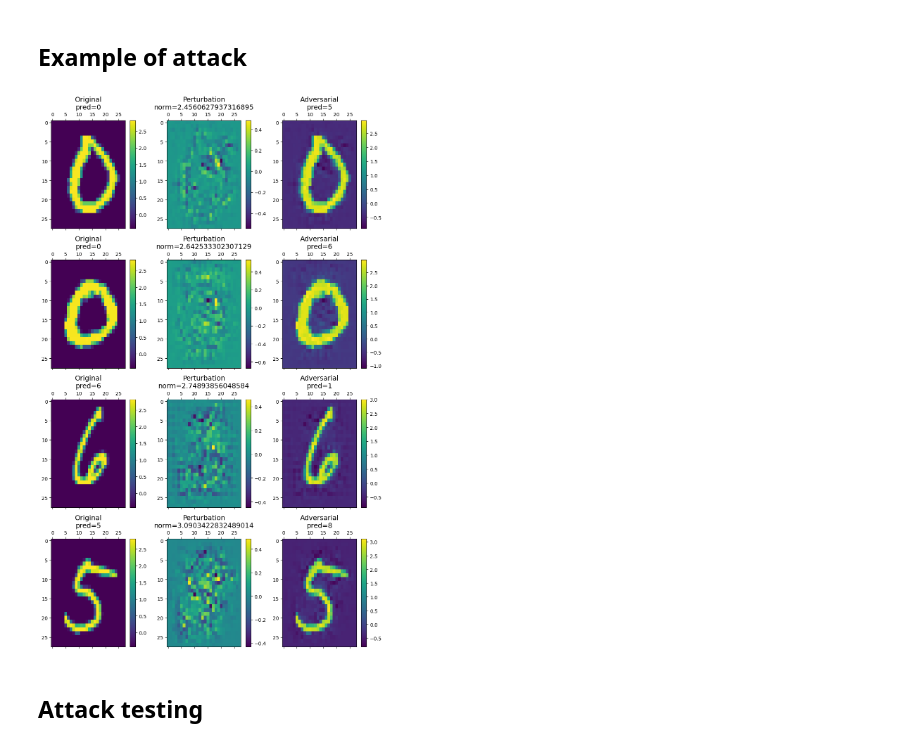
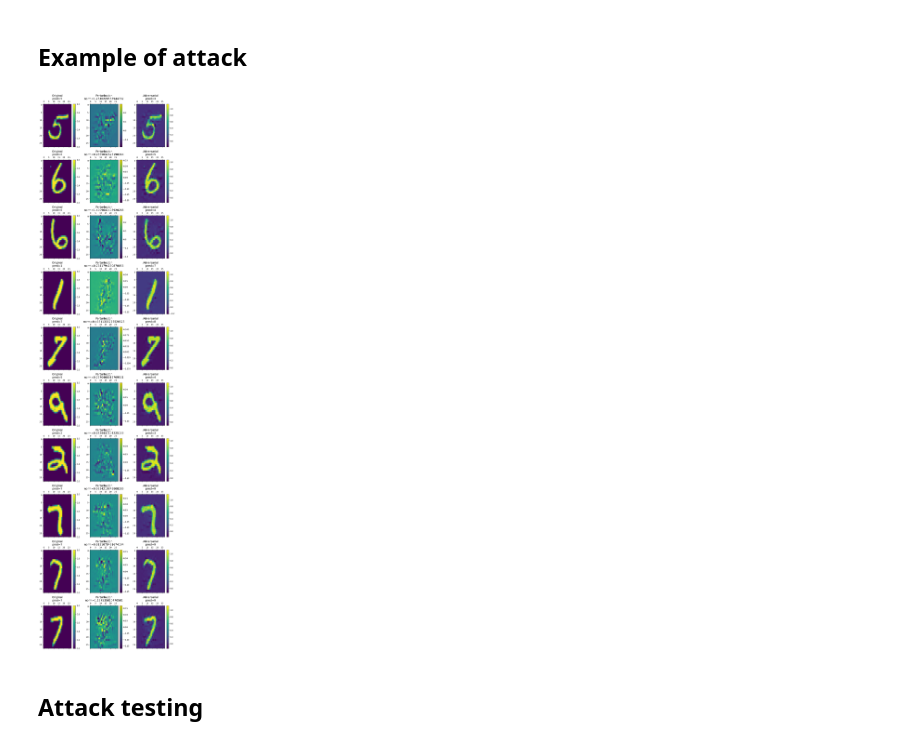
Before and after one commit to PabloHueso/Adversarial-attacks, a Jupyter notebook: ClassifierNotebook.ipynb, the cells around one changed output. Drawn from its saved outputs; the diff is of its cells as text; code cells hidden in the pictures.

```diff
--- a/ClassifierNotebook.ipynb
+++ b/ClassifierNotebook.ipynb
@@ -37,12 +39,15 @@ transform_mnist = transforms.Compose([
     transforms.ToTensor(),
     transforms.Normalize(MEAN_MNIST, STD_MNIST)])
 
+transform_mnist_unnormalized = transforms.Compose([
+    transforms.ToTensor()])
+
 
 trainset = torchvision.datasets.MNIST(root='C:\\Users\\PabloHueso\\OneDrive - CompoSistemas, S.L\\Documents\\Master\\M2\\ENAC\\Adversarial-attacks\\Datasets', train=True,
-                                        download=True, transform=transform_mnist)
+                                        download=True, transform=transform_mnist_unnormalized)
 
 testset = torchvision.datasets.MNIST(root='C:\\Users\\PabloHueso\\OneDrive - CompoSistemas, S.L\\Documents\\Master\\M2\\ENAC\\Adversarial-attacks\\Datasets', train=False,
-                                       download=True, transform=transform_mnist)
+                                       download=True, transform=transform_mnist_unnormalized)
 
 
 #trainset.__len__() # yields 60000
@@ -118,7 +127,7 @@ MNIST architecture
 # %%
 import archis
 model = archis.SimpleCNN(input_channels=1, output_channels=10)
-model.load_state_dict(torch.load('Models\MNISTsmall.pth'))
+model.load_state_dict(torch.load('Models\MNISTsmall-unnormalized.pt'))
 model.to(device)
 model.eval()
 # %% [output]
@@ -140,11 +149,11 @@ model_cifar = archis.resnet34(pretrained=True)
 # %%
 x_batch, y_batch = next(iter(trainloader))
 x_batch = x_batch[0:10].to(device)
 y_batch = y_batch[0:10].to(device)
 
-utils.attack_examples(model=model, images=x_batch, labels=y_batch, attack=utils.ocf_attack_until_flip, nb_examples=4)
+utils.attack_examples(model=model, images=x_batch, labels=y_batch, attack=utils.ocf_attack_until_flip, nb_examples=10)
 # %% [output]
-[figure, old version]
+[figure, new version]
 # %% [markdown]
 ## Attack testing
 # %% [markdown]
```
Also changed, not shown: parts of 27 cells of this notebook.
